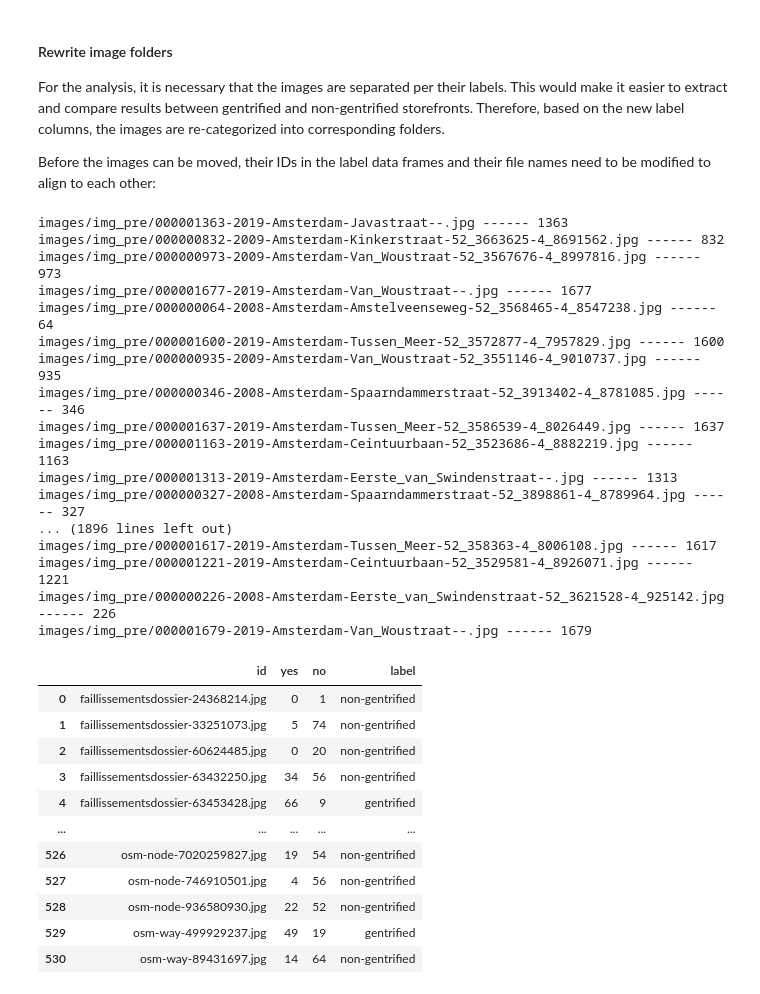
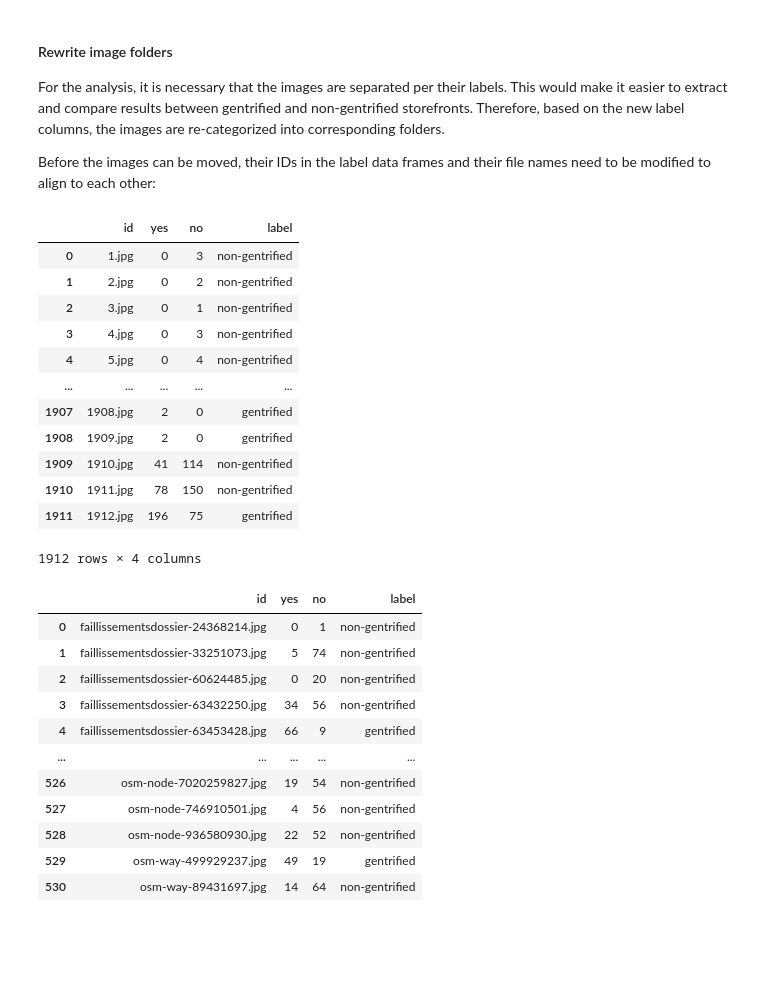
Before and after one commit to atran13/MSc-Thesis-Signs-of-Gentrification, a Jupyter notebook: Data/StreetSwipe/Exploratory Data Analysis.ipynb, the cells around one changed output. Saved outputs shown, nothing was run; the diff lists cells and outputs as text; code cells hidden in the pictures; blank space fills up the shorter version.

Commit message:
moved images

```diff
--- a/Data/StreetSwipe/Exploratory Data Analysis.ipynb
+++ b/Data/StreetSwipe/Exploratory Data Analysis.ipynb
@@ -138,30 +141,30 @@ For the analysis, it is necessary that the images are separated per their labels
 
 Before the images can be moved, their IDs in the label data frames and their file names need to be modified to align to each other:
 # %%
-# Pre-July 2020 images - Modifying the file names to match the IDs in label df
+# Pre-July 2020 images
+# Modifying the file names to match the IDs in label df
 for file in glob.glob("images/img_pre/*.jpg"):
     img_filename = os.path.split(file)[1]
     img_id = str(int(img_filename.split('-')[0]))
-    print(file, '------', img_id)
-    # os.rename(file, os.path.join('images/img_pre/', img_id+'.jpg'))
+    os.rename(file, os.path.join('images/img_pre/', img_id+'.jpg'))
-# %% [output]
-images/img_pre/000001363-2019-Amsterdam-Javastraat--.jpg ------ 1363
-images/img_pre/000000832-2009-Amsterdam-Kinkerstraat-52_3663625-4_8691562.jpg ------ 832
-images/img_pre/000000973-2009-Amsterdam-Van_Woustraat-52_3567676-4_8997816.jpg ------ 973
-images/img_pre/000001677-2019-Amsterdam-Van_Woustraat--.jpg ------ 1677
-images/img_pre/000000064-2008-Amsterdam-Amstelveenseweg-52_3568465-4_8547238.jpg ------ 64
-images/img_pre/000001600-2019-Amsterdam-Tussen_Meer-52_3572877-4_7957829.jpg ------ 1600
-images/img_pre/000000935-2009-Amsterdam-Van_Woustraat-52_3551146-4_9010737.jpg ------ 935
-images/img_pre/000000346-2008-Amsterdam-Spaarndammerstraat-52_3913402-4_8781085.jpg ------ 346
-images/img_pre/000001637-2019-Amsterdam-Tussen_Meer-52_3586539-4_8026449.jpg ------ 1637
-images/img_pre/000001163-2019-Amsterdam-Ceintuurbaan-52_3523686-4_8882219.jpg ------ 1163
-images/img_pre/000001313-2019-Amsterdam-Eerste_van_Swindenstraat--.jpg ------ 1313
-images/img_pre/000000327-2008-Amsterdam-Spaarndammerstraat-52_3898861-4_8789964.jpg ------ 327
-... (1896 lines left out)
-images/img_pre/000001617-2019-Amsterdam-Tussen_Meer-52_358363-4_8006108.jpg ------ 1617
-images/img_pre/000001221-2019-Amsterdam-Ceintuurbaan-52_3529581-4_8926071.jpg ------ 1221
-images/img_pre/000000226-2008-Amsterdam-Eerste_van_Swindenstraat-52_3621528-4_925142.jpg ------ 226
-images/img_pre/000001679-2019-Amsterdam-Van_Woustraat--.jpg ------ 1679
+# %%
+# Modifying the IDs in label df to match file names
+scores_pre['id'] = scores_pre['id'].astype(str) + '.jpg'
+scores_pre
+# %% [output]
+|  | id | yes | no | label |
+| 0 | 1.jpg | 0 | 3 | non-gentrified |
+| 1 | 2.jpg | 0 | 2 | non-gentrified |
+| 2 | 3.jpg | 0 | 1 | non-gentrified |
+| 3 | 4.jpg | 0 | 3 | non-gentrified |
+| 4 | 5.jpg | 0 | 4 | non-gentrified |
+| ... | ... | ... | ... | ... |
+| 1907 | 1908.jpg | 2 | 0 | gentrified |
+| 1908 | 1909.jpg | 2 | 0 | gentrified |
+| 1909 | 1910.jpg | 41 | 114 | non-gentrified |
+| 1910 | 1911.jpg | 78 | 150 | non-gentrified |
+| 1911 | 1912.jpg | 196 | 75 | gentrified |
+1912 rows × 4 columns
 # %%
 # Post-July 2020 images - Modifying the IDs in label df to match file names
 scores_post['id'] = scores_post['id'].str.replace(':','-')
```
Also changed, not shown: parts of 5 cells of this notebook.
